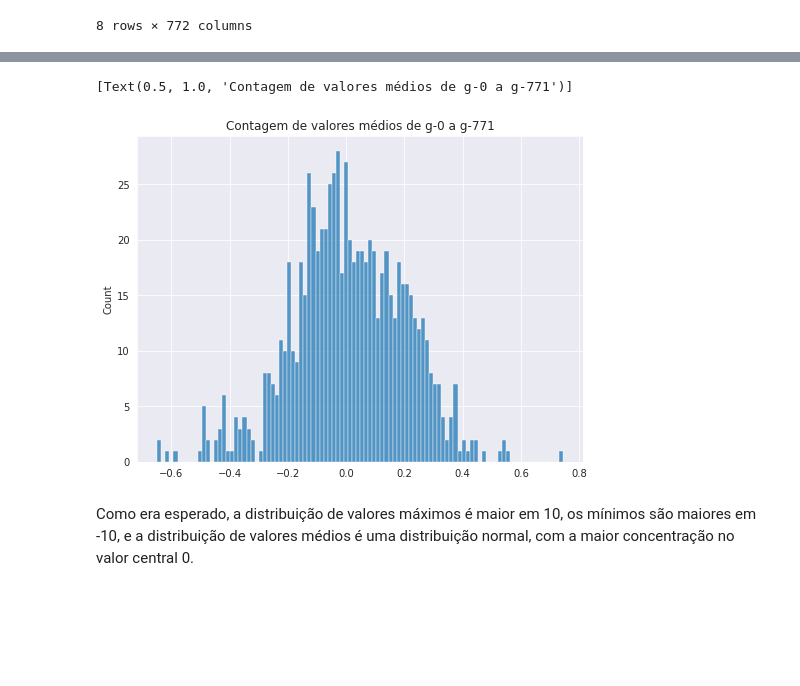
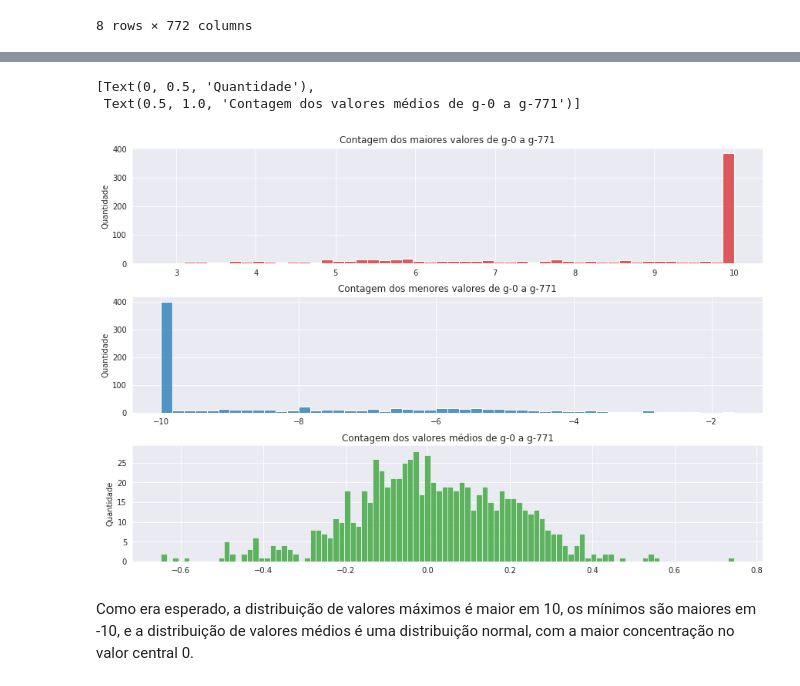
Before and after one commit to MisterGusMan/Alura_ID3, a Jupyter notebook: Análise_Aula_2.ipynb, the cells around one changed output, grey strips where cells are left out. Cells and saved outputs as stored; diff of their text form; code cells hidden in the pictures; blank space fills up the shorter version.

```diff
--- a/Análise_Aula_2.ipynb
+++ b/Análise_Aula_2.ipynb
@@ -136,8 +126,18 @@ sns.histplot(desc.min(), bins = 50).set(title = 'Contagem dos menores valores de
-# %%
-sns.histplot(desc.mean(), bins = 100).set(title = 'Contagem de valores médios de g-0 a g-771')
-# %% [output]
-[Text(0.5, 1.0, 'Contagem de valores médios de g-0 a g-771')]
-[figure, removed]
+# %%
+fig, ax = plt.subplots(3, constrained_layout = True, figsize = (12,8))
+
+sns.histplot(desc.max(), bins = 50, ax = ax[0], color = 'tab:red')
+ax[0].set(ylabel = 'Quantidade', title = 'Contagem dos maiores valores de g-0 a g-771')
+
+sns.histplot(desc.min(), bins = 50, ax = ax[1], color = 'tab:blue')
+ax[1].set(ylabel = 'Quantidade', title = 'Contagem dos menores valores de g-0 a g-771')
+
+sns.histplot(desc.mean(), bins = 100, ax = ax[2], color = 'tab:green')
+ax[2].set(ylabel = 'Quantidade', title = 'Contagem dos valores médios de g-0 a g-771')
+# %% [output]
+[Text(0, 0.5, 'Quantidade'),
+ Text(0.5, 1.0, 'Contagem dos valores médios de g-0 a g-771')]
+[figure, added]
 # %% [markdown]
 Como era esperado, a distribuição de valores máximos é maior em 10, os mínimos são maiores em -10, e a distribuição de valores médios é uma distribuição normal, com a maior concentração no valor central 0.
 # %%
```
Also changed, not shown: parts of 2 cells of this notebook.
